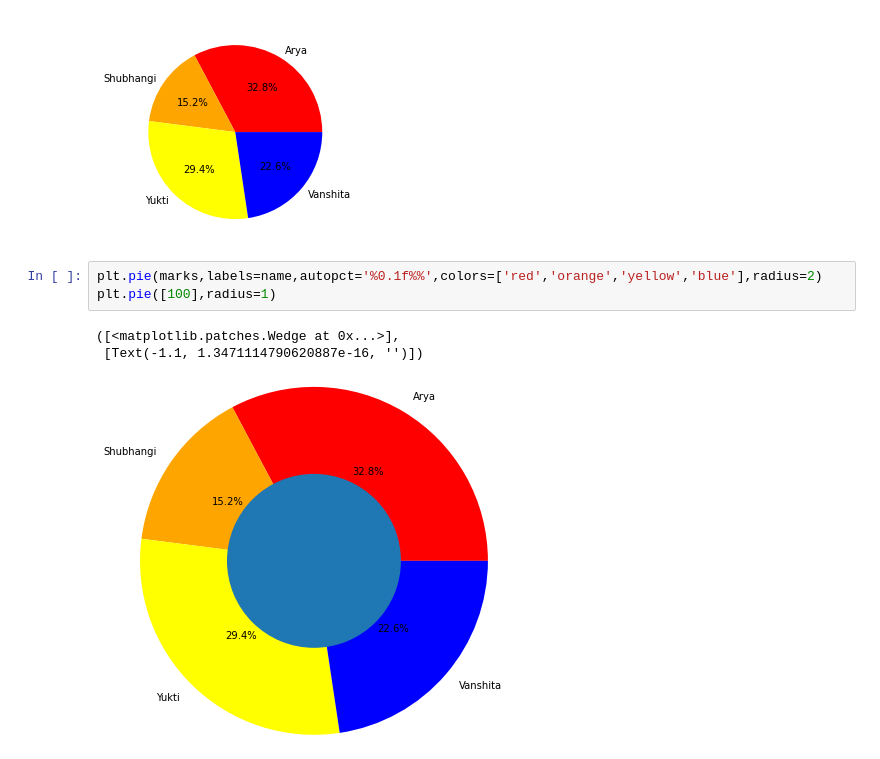
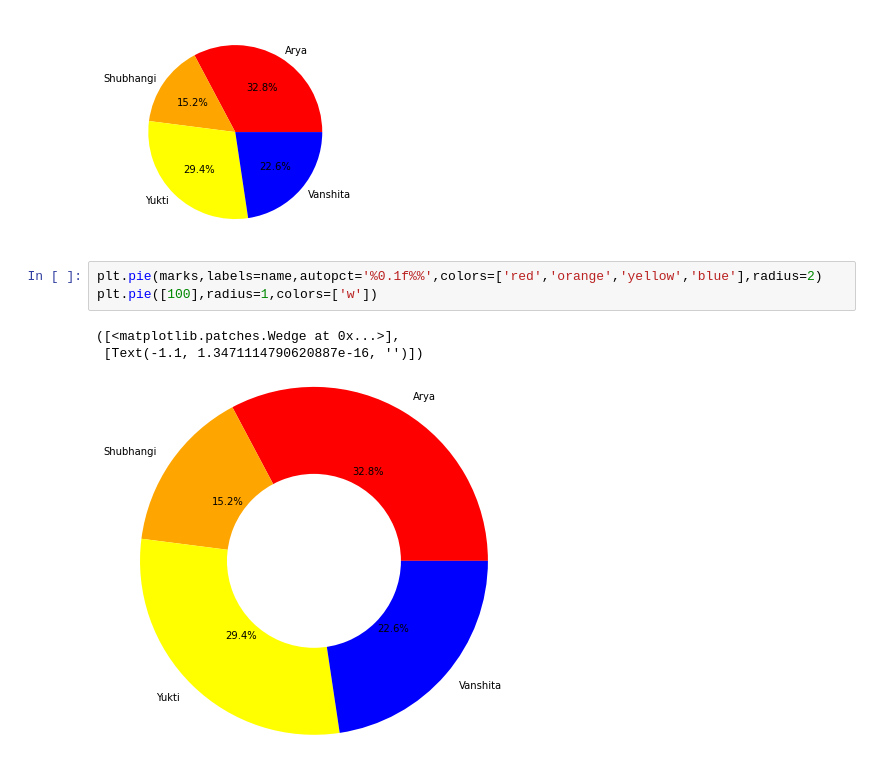
Before and after one commit to riyaty4/Machine-Learning, a Jupyter notebook: ML - Matplotlib.ipynb, the cells around one changed output. Saved outputs shown, nothing was run; the diff lists cells and outputs as text.

```diff
--- a/ML - Matplotlib.ipynb
+++ b/ML - Matplotlib.ipynb
@@ -229,8 +229,8 @@ plt.pie(marks,labels=name,autopct='%0.1f%%',colors=['red','orange','yellow','blu
 [figure]
 # %%
 plt.pie(marks,labels=name,autopct='%0.1f%%',colors=['red','orange','yellow','blue'],radius=2)
-plt.pie([100],radius=1)
+plt.pie([100],radius=1,colors=['w'])
 # %% [output]
 ([<matplotlib.patches.Wedge at 0x...>],
  [Text(-1.1, 1.3471114790620887e-16, '')])
-[figure, old version]
+[figure, new version]
```
